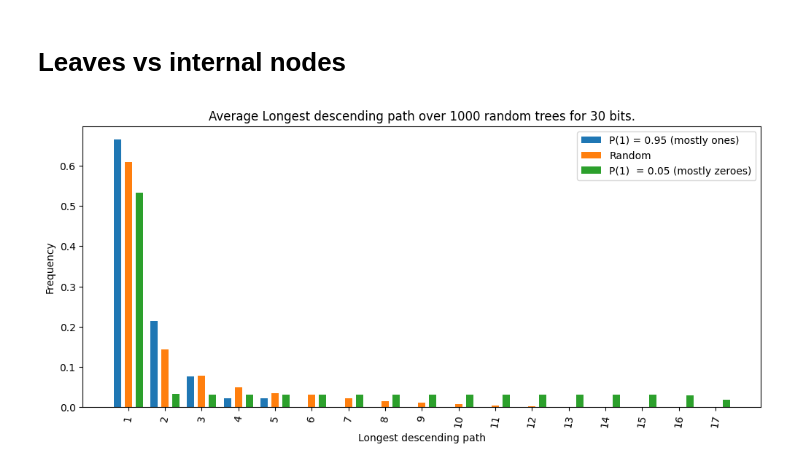
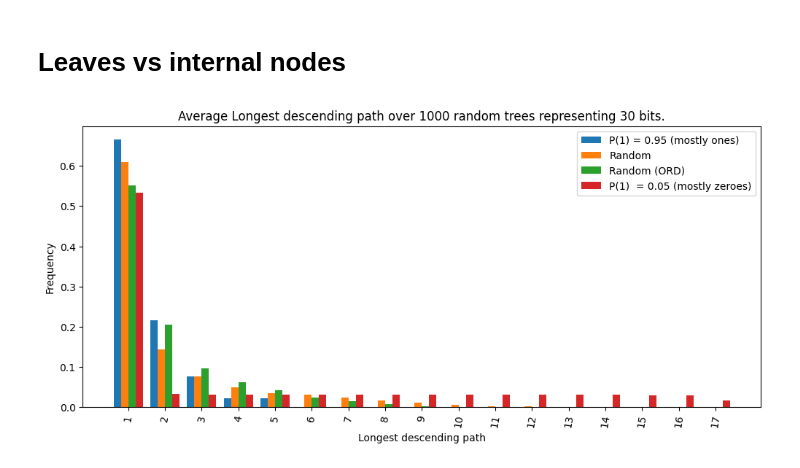
Before and after one commit to marcomaida/treecode, a Jupyter notebook: experiments/evaluation.ipynb, the cells around one changed output. Saved outputs shown, nothing was run; the diff lists cells and outputs as text; code cells hidden in the pictures.

```diff
--- a/experiments/evaluation.ipynb
+++ b/experiments/evaluation.ipynb
@@ -55,24 +80,33 @@ A one always corresponds to the creation of at least one node. Therefore, the pr
 # %%
 # Compute number of nodes in a tree that represents a random signal
 # that has the given percentage of ones inside
-def data_point(length, ones_perc):
+def data_point(length, ones_perc, encoding_function):
     signal = np.random.choice([0,1], length, p=[1-ones_perc, ones_perc])
     stream = bs.bit_stream_literal(signal)
-    t = converter.bits_to_tree(stream)
+    t = encoding_function(stream)
     return t.n_descendants/length
 
 SIG_LENGTH = 1000
 NUM_EXAMPLES_PER_BOX = 100
-NUM_STEPS = 50
+NUM_STEPS = 20
 
-data = [ [data_point(SIG_LENGTH, p) for _ in range(NUM_EXAMPLES_PER_BOX)]
-         for p in np.linspace(0., 1., NUM_STEPS, False)]
+data_opt = [ [data_point(SIG_LENGTH, p, encoding.bits_to_tree)
+              for _ in range(NUM_EXAMPLES_PER_BOX)]
+              for p in np.linspace(0., 1., NUM_STEPS, False)]
+data_ord = [ [data_point(SIG_LENGTH, p, encoding.bits_to_tree_ord)
+              for _ in range(NUM_EXAMPLES_PER_BOX)]
+              for p in np.linspace(0., 1., NUM_STEPS, False)]
+
+data = [dp for dpt in zip(data_opt, data_ord) for dp in dpt]
 
 fig = plt.figure(figsize =(12, 5))
 fig.suptitle("Number of nodes / bit w.r.t. percentage of ones in the signal")
 ax = fig.add_axes([0, 0, 1, 1])
 bp = ax.boxplot(data)
-ax.set_xticklabels(np.round(np.linspace(0., 1., NUM_STEPS, False),2))
+
+labels = np.round(np.linspace(0., 1., NUM_STEPS, False), 2).repeat(2)
+labels = [str(labels[i]) + (" (OPT)" if i%2==0 else " (ORD)") for i in range(len(labels))]
+ax.set_xticklabels(labels)
 plt.xticks(rotation = 45)
 plt.show()
 # %% [output]
@@ -89,18 +123,18 @@ def per_longest_descending_path(t):
     return per_ldp
 
 # Compute percentage of nodes grouped by longest descending path
-def data_point(length, ones_perc):
+def data_point(length, ones_perc, encoding_function):
     signal = np.random.choice([0,1], length, p=[1-ones_perc, ones_perc])
     stream = bs.bit_stream_literal(signal)
-    t = converter.bits_to_tree(stream)
+    t = encoding_function(stream)
     per_ldp = per_longest_descending_path(t)
     return per_ldp / t.n_descendants
 
 # Compute avg percentage of nodes grouped by longest descending path
-def data_set(sig_length, num_examples, ones_perc):
+def data_set(sig_length, num_examples, ones_perc, encoding_function):
     data = np.array([])
     for _ in range(num_examples):
-        dp = data_point(sig_length, ones_perc)
+        dp = data_point(sig_length, ones_perc, encoding_function)
 
         # Sum element-wise, extend dataset if needed
         longest = max(len(data), len(dp))
@@ -109,36 +143,39 @@ def data_set(sig_length, num_examples, ones_perc):
         data += dp
     data /= num_examples # avg
     return np.delete(data, 0)
 
 SIG_LENGTH = 30
 NUM_EXAMPLES = 1000
 ONE_PROB_IN_ZEROES_TEST=.05
 ONE_PROB_IN_ONES_TEST=.95
 
-data_random = data_set(SIG_LENGTH, NUM_EXAMPLES, .5)
-data_zeroes = data_set(SIG_LENGTH, NUM_EXAMPLES, ONE_PROB_IN_ZEROES_TEST)
-data_ones = data_set(SIG_LENGTH, NUM_EXAMPLES, ONE_PROB_IN_ONES_TEST)
+data_random = data_set(SIG_LENGTH, NUM_EXAMPLES, .5, encoding.bits_to_tree)
+data_zeroes = data_set(SIG_LENGTH, NUM_EXAMPLES, ONE_PROB_IN_ZEROES_TEST, encoding.bits_to_tree)
+data_ones = data_set(SIG_LENGTH, NUM_EXAMPLES, ONE_PROB_IN_ONES_TEST, encoding.bits_to_tree)
+data_random_ord = data_set(SIG_LENGTH, NUM_EXAMPLES, ONE_PROB_IN_ONES_TEST, encoding.bits_to_tree_ord)
 
-longest = max(len(data_random), len(data_zeroes), len(data_ones))
+longest = max(len(data_random), len(data_zeroes), len(data_ones), len(data_random_ord))
 data_random.resize(longest)
 data_zeroes.resize(longest)
 data_ones.resize(longest)
+data_random_ord.resize(longest)
 
 X_axis = np.arange(1,len(data_random)+1)
 fig = plt.figure(figsize =(12, 5))
 plt.bar(X_axis-0.3, data_ones, 0.2, label = f"P(1) = {ONE_PROB_IN_ONES_TEST} (mostly ones)")
-plt.bar(X_axis, data_random, 0.2, label = "Random")
+plt.bar(X_axis-0.1, data_random, 0.2, label = "Random")
+plt.bar(X_axis+0.1, data_random_ord, 0.2, label = "Random (ORD)")
 plt.bar(X_axis+0.3, data_zeroes, 0.2, label = f"P(1)  = {ONE_PROB_IN_ZEROES_TEST} (mostly zeroes)")
 
 plt.xticks(X_axis, rotation=80)
 
 # Customize the plot
 plt.xlabel('Longest descending path')
 plt.ylabel('Frequency')
 plt.title(f"Average Longest descending path over {NUM_EXAMPLES} random trees representing {SIG_LENGTH} bits.")
 
 # Display the plot
 plt.legend()
 plt.show()
 # %% [output]
-[figure, old version]
+[figure, new version]
```
Also changed, not shown: parts of 4 cells of this notebook, 4 other files.
